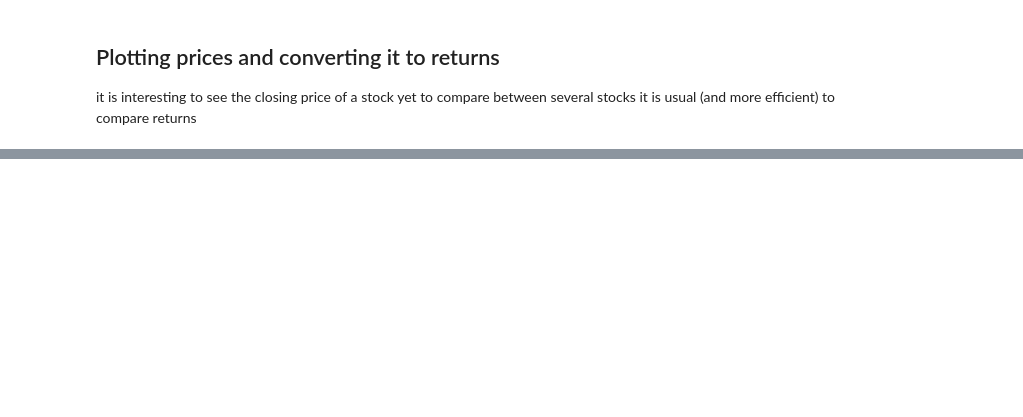
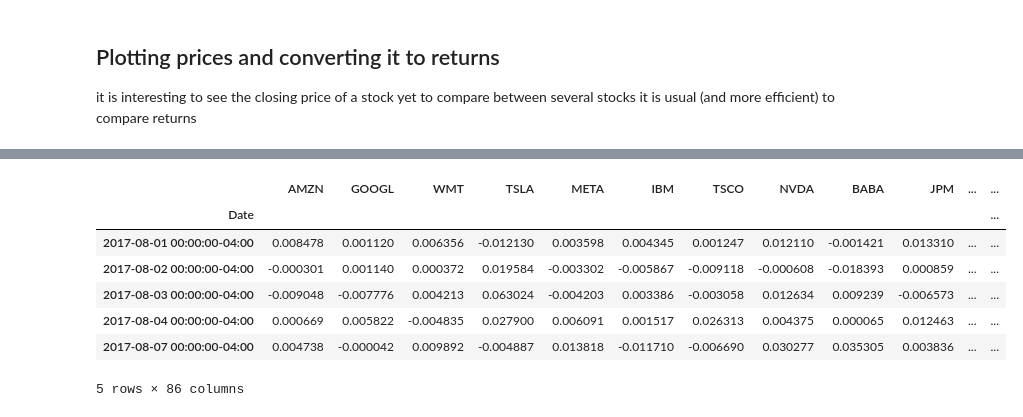
Before and after one commit to leoneleo/portifolio_opm, a Jupyter notebook: port_opm.ipynb, the cells around one changed output, grey strips where cells are left out. Saved outputs shown, nothing was run; the diff lists cells and outputs as text; code cells hidden in the pictures; blank space fills up the shorter version.

```diff
--- a/port_opm.ipynb
+++ b/port_opm.ipynb
@@ -108,0 +167,22 @@ plt.show()
+# %%
+# to convert the values using this equation
+# it is possible to use numpy to make the transformation
+
+df_ret = np.log(df).diff()
+
+# As we made de diff, one of the rows (the oldest one) will be empty,
+# so it is necessary to take the NA values
+
+df_ret = df_ret.dropna(axis = 0) # axis = 0 to consider the row and not the column
+
+# visualize the result
+df_ret.head()
+# %% [output]
+|  | AMZN | GOOGL | WMT | TSLA | META | IBM | TSCO | NVDA | BABA | JPM | ... | ... |
+| Date |  |  |  |  |  |  |  |  |  |  |  | ... |
+| 2017-08-01 00:00:00-04:00 | 0.008478 | 0.001120 | 0.006356 | -0.012130 | 0.003598 | 0.004345 | 0.001247 | 0.012110 | -0.001421 | 0.013310 | ... | ... |
+| 2017-08-02 00:00:00-04:00 | -0.000301 | 0.001140 | 0.000372 | 0.019584 | -0.003302 | -0.005867 | -0.009118 | -0.000608 | -0.018393 | 0.000859 | ... | ... |
+| 2017-08-03 00:00:00-04:00 | -0.009048 | -0.007776 | 0.004213 | 0.063024 | -0.004203 | 0.003386 | -0.003058 | 0.012634 | 0.009239 | -0.006573 | ... | ... |
+| 2017-08-04 00:00:00-04:00 | 0.000669 | 0.005822 | -0.004835 | 0.027900 | 0.006091 | 0.001517 | 0.026313 | 0.004375 | 0.000065 | 0.012463 | ... | ... |
+| 2017-08-07 00:00:00-04:00 | 0.004738 | -0.000042 | 0.009892 | -0.004887 | 0.013818 | -0.011710 | -0.006690 | 0.030277 | 0.035305 | 0.003836 | ... | ... |
+5 rows × 86 columns
```
Also changed, not shown: parts of 9 cells of this notebook.
